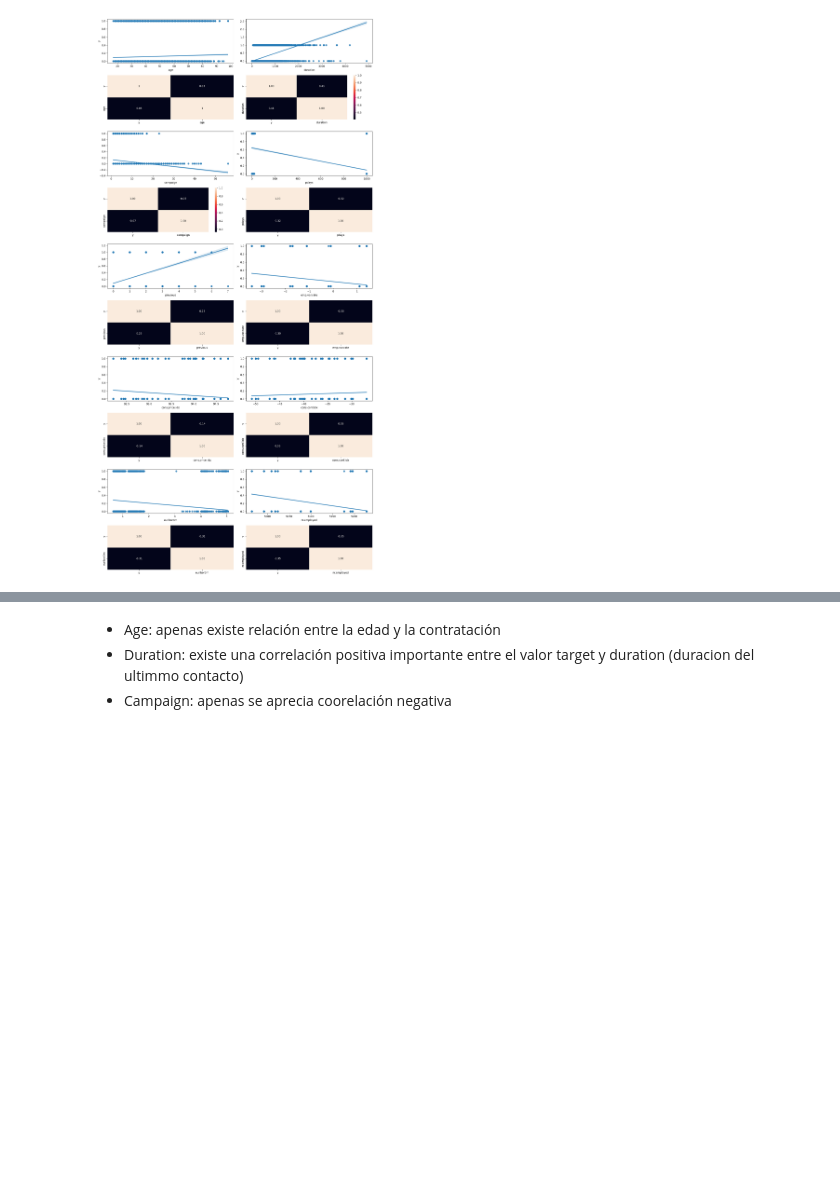
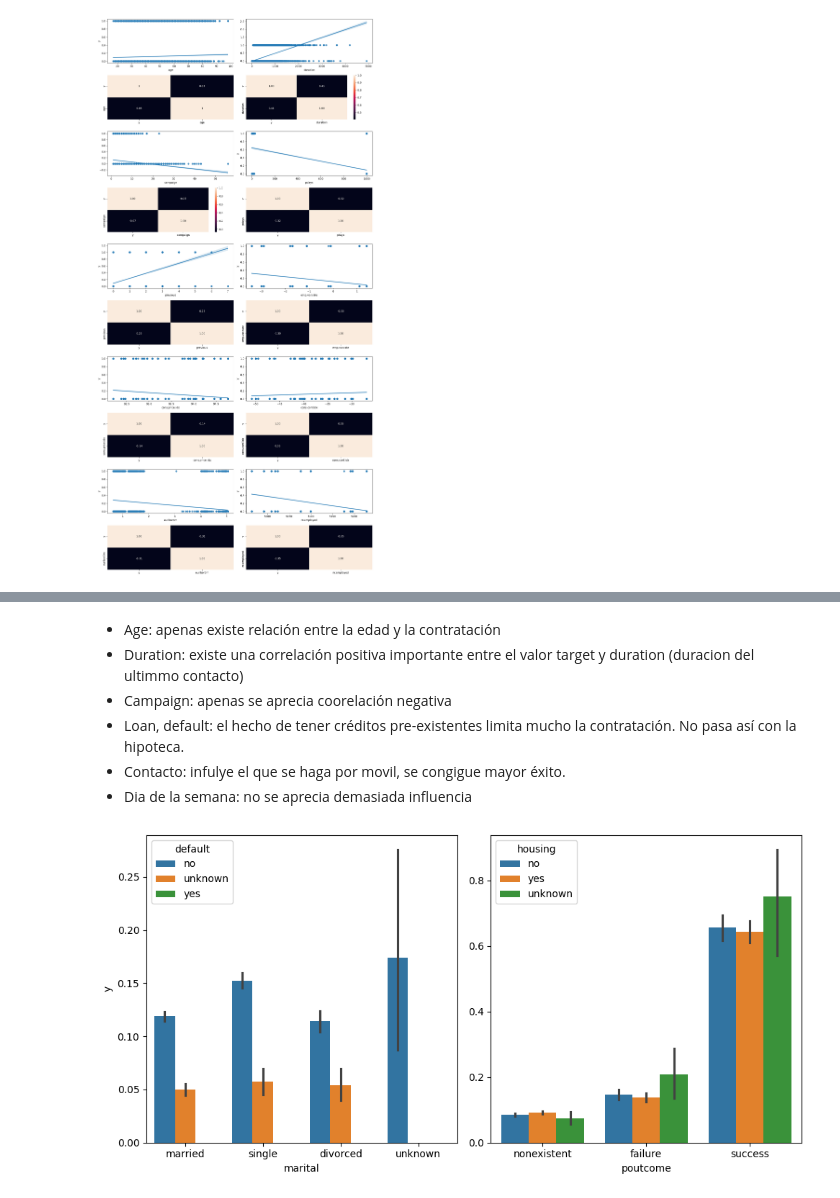
Before and after one commit to 4GeeksAcademy/Finarosalina_machine-learning-python-template, a Jupyter notebook: src/explore.ipynb, the cells around one changed output, grey strips where cells are left out. Cells and saved outputs as stored; diff of their text form; code cells hidden in the pictures; blank space fills up the shorter version.

```diff
--- a/src/explore.ipynb
+++ b/src/explore.ipynb
@@ -302,3 +319,17 @@ plt.show()
 - Age: apenas existe relación entre la edad y la contratación
 - Duration: existe una correlación positiva importante entre el valor target y duration (duracion del ultimmo contacto)
 - Campaign: apenas se aprecia coorelación negativa
+- Loan, default: el hecho de tener créditos pre-existentes limita mucho la contratación. No pasa así con la hipoteca.
+- Contacto: infulye el que se haga por movil, se congigue mayor éxito.
+- Dia de la semana: no se aprecia demasiada influencia
+# %%
+fig, axis = plt.subplots(figsize = (10, 5), ncols = 2)
+
+sns.barplot(ax = axis[0], data = df, x = "marital", y = "y", hue = "default")
+sns.barplot(ax = axis[1], data = df, x = "poutcome", y = "y", hue = "housing").set(ylabel = None)
+
+plt.tight_layout()
+
+plt.show()
+# %% [output]
+[figure, added]
```
Also changed, not shown: parts of 31 cells of this notebook, 1 other file.
